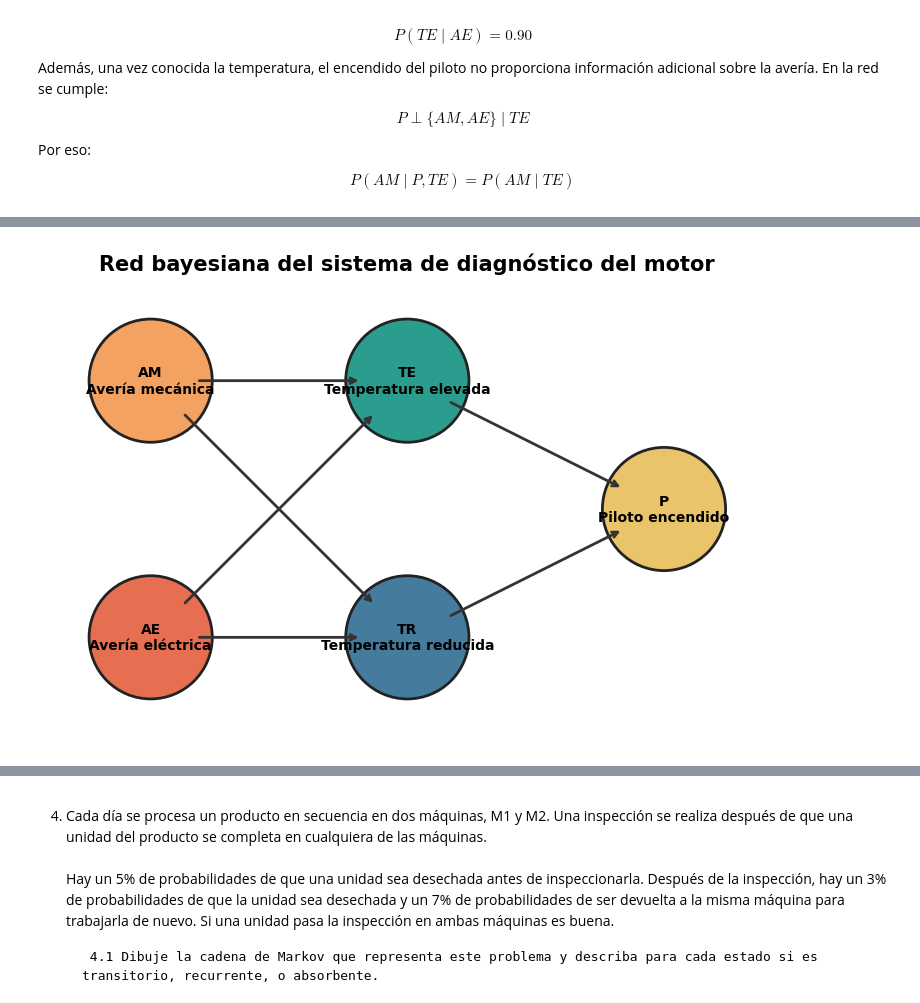
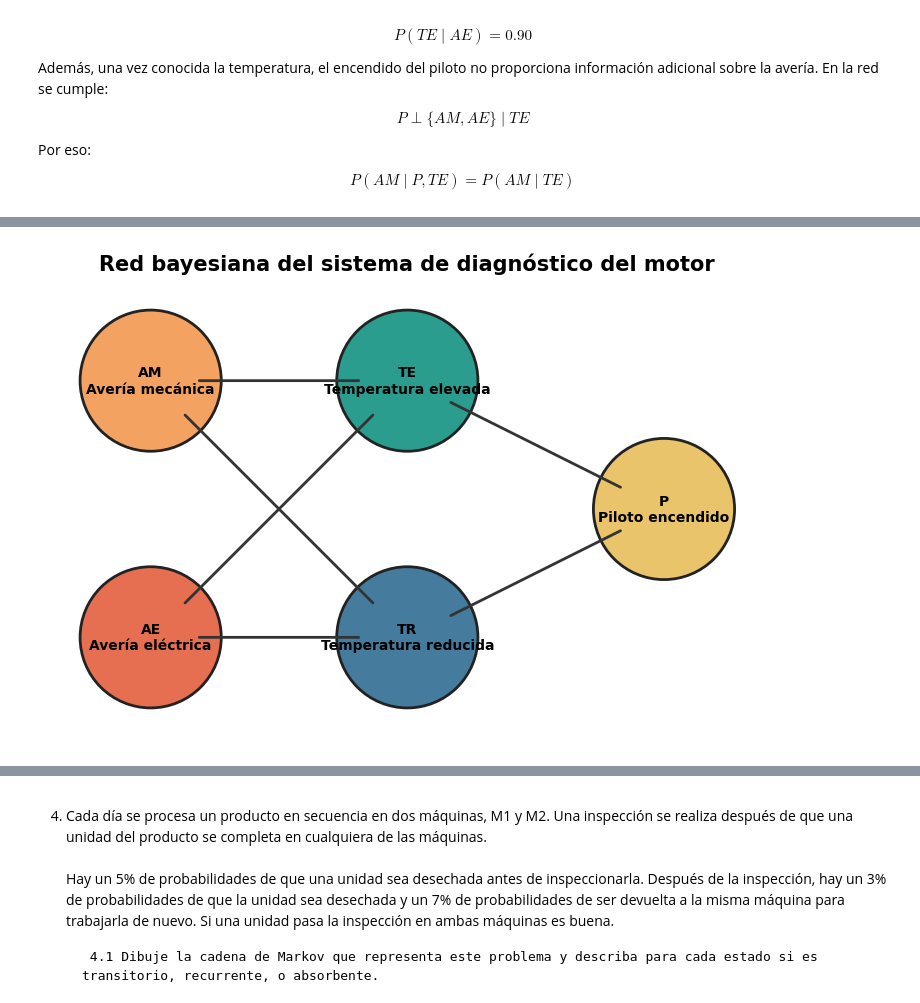
Before and after one commit to fcaprioli2004/IA_1_grupo1, a Jupyter notebook: TP 5/TP5.ipynb, the cells around one changed output, grey strips where cells are left out. Drawn from its saved outputs; the diff is of its cells as text; code cells hidden in the pictures.

```diff
--- a/TP 5/TP5.ipynb
+++ b/TP 5/TP5.ipynb
@@ -894,72 +883,38 @@ etiquetas = {
     "P":  "P\nPiloto encendido"
 }
 
-colores = {
-    "AM": "#f4a261",
-    "AE": "#e76f51",
-    "TE": "#2a9d8f",
-    "TR": "#457b9d",
-    "P":  "#e9c46a"
-}
+colores = {"AM": "#f4a261", "AE": "#e76f51", "TE": "#2a9d8f", "TR": "#457b9d", "P":  "#e9c46a"}
 
 # Relaciones de dependencia.
 conexiones = [
     ("AM", "TE"),
     ("AM", "TR"),
     ("AE", "TE"),
     ("AE", "TR"),
     ("TE", "P"),
     ("TR", "P")
 ]
 
 # Dibujamos las flechas.
 for origen, destino in conexiones:
-    ax.annotate(
-        "",
-        xy=posiciones[destino],
-        xytext=posiciones[origen],
-        arrowprops={
-            "arrowstyle": "->",
-            "linewidth": 2,
-            "color": "#333333",
-            "shrinkA": 35,
-            "shrinkB": 35
-        }
-    )
+    ax.annotate("", xy=posiciones[destino], xytext=posiciones[origen],
+                arrowprops={"arrowstyle": "-","linewidth": 2,"color": "#333333","shrinkA": 35,"shrinkB": 35} )
 
 # Dibujamos los nodos.
 for nodo, (x, y) in posiciones.items():
-    circulo = Circle(
-        (x, y),
-        radius=0.48,
-        facecolor=colores[nodo],
-        edgecolor="#222222",
-        linewidth=2
-    )
+    circulo = Circle( (x, y), radius=0.55, facecolor=colores[nodo], edgecolor="#222222", linewidth=2 )
 
     ax.add_patch(circulo)
 
-    ax.text(
-        x,
-        y,
-        etiquetas[nodo],
-        ha="center",
-        va="center",
-        fontsize=10,
-        fontweight="bold"
-    )
+    ax.text(x, y, etiquetas[nodo], ha="center", va="center", fontsize=10,fontweight="bold")
 
-ax.set_title(
-    "Red bayesiana del sistema de diagnóstico del motor",
-    fontsize=15,
-    fontweight="bold"
-)
+ax.set_title( "Red bayesiana del sistema de diagnóstico del motor", fontsize=15, fontweight="bold")
 
 ax.set_xlim(-0.8, 4.8)
 ax.set_ylim(-0.8, 2.8)
 ax.set_aspect("equal")
 ax.axis("off")
 
 plt.show()
 # %% [output]
-[figure, old version]
+[figure, new version]
```
Also changed, not shown: parts of 7 cells of this notebook.
